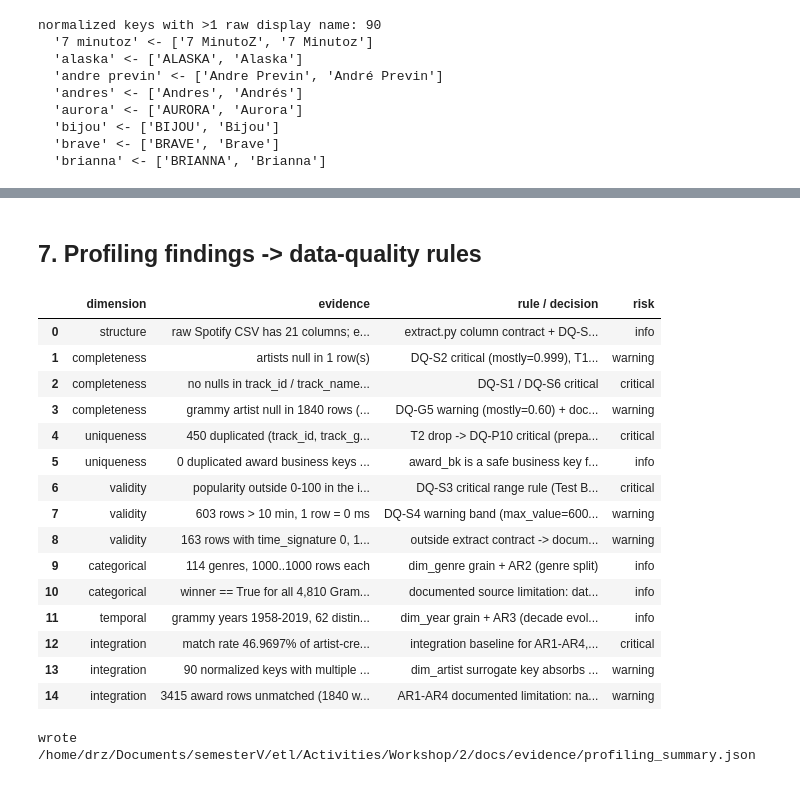
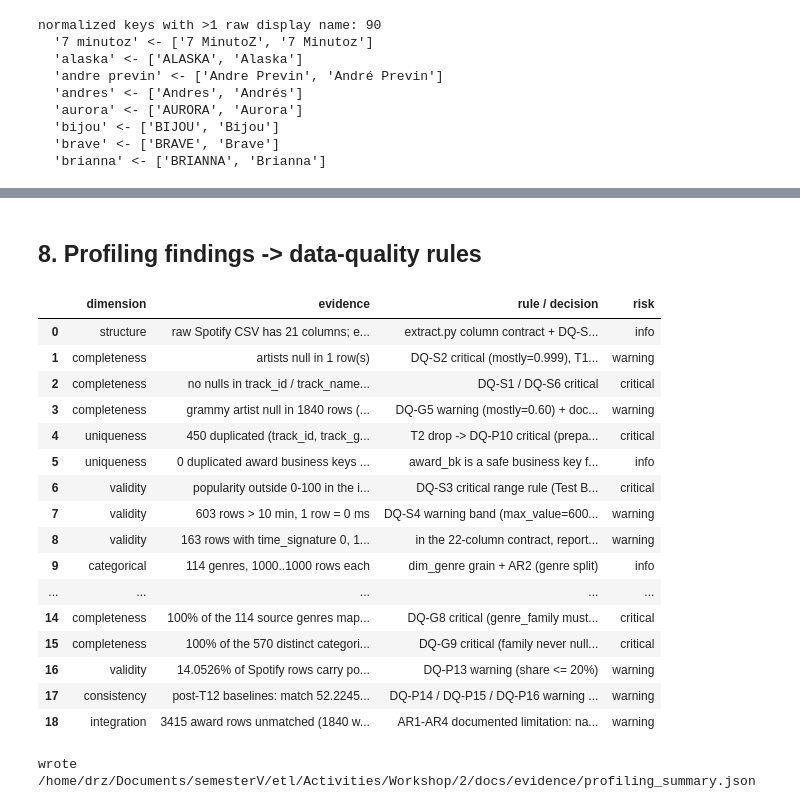
Before and after one commit to driosoft-pro/Workshop-2, a Jupyter notebook: notebooks/data_profiling.ipynb, the cells around one changed output, grey strips where cells are left out. Drawn from its saved outputs; the diff is of its cells as text; code cells hidden in the pictures.

Commit message:
P3: Great Expectations suite upgrade (DQ-S7, DQ-G6-G11, DQ-P13-P16)

```diff
--- a/notebooks/data_profiling.ipynb
+++ b/notebooks/data_profiling.ipynb
@@ -545,10 +594,10 @@ normalized keys with >1 raw display name: 90
 # %% [markdown]
-## 7. Profiling findings -> data-quality rules
+## 8. Profiling findings -> data-quality rules
 # %%
 findings = pd.DataFrame([
     ["structure",
      f"raw Spotify CSV has {len(spotify.columns)} columns; extract keeps the {len(SPOTIFY_REQUIRED_COLUMNS)} contract columns",
-     "extract.py column contract + DQ-S1..S6 on contract columns", "info"],
+     "extract.py column contract + DQ-S1..S7 on the 22-column contract", "info"],
     ["completeness",
      f"artists null in {int(spotify['artists'].isna().sum())} row(s)",
      "DQ-S2 critical (mostly=0.999), T1 drops the row", "warning"],
@@ -572,7 +621,7 @@ findings = pd.DataFrame([
      "DQ-S4 warning band (max_value=600000, no silent repair - T5)", "warning"],
     ["validity",
      f"{int((spotify['time_signature'] == 0).sum())} rows with time_signature 0, {int((spotify['tempo'] <= 0).sum())} rows with tempo <= 0",
-     "outside extract contract -> documented, not gated (T5 / scope note)", "warning"],
+     "in the 22-column contract, reported but not gated (T5 / scope note)", "warning"],
     ["categorical",
      f"{genre_counts.size} genres, {genre_counts.min()}..{genre_counts.max()} rows each",
      "dim_genre grain + AR2 (genre split)", "info"],
@@ -589,6 +638,21 @@ findings = pd.DataFrame([
     ["integration",
      f"{len(conflicts)} normalized keys with multiple display names",
      "dim_artist surrogate key absorbs the merge; metric reported", "warning"],
+    ["completeness",
+     f"{genre_family_mapped_pct:.0f}% of the {len(distinct_genres)} source genres map to a T14 family",
+     "DQ-G8 critical (genre_family must be one of the 12 families)", "critical"],
+    ["completeness",
+     f"{category_family_mapped_pct:.0f}% of the {len(distinct_categories)} distinct categories map to a "
+     f"family ({category_family_other_rows_pct:.4f}% of award rows fall back to Other)",
+     "DQ-G9 critical (family never null, >= 90% non-Other)", "critical"],
+    ["validity",
+     f"{zero_popularity_share_pct:.4f}% of Spotify rows carry popularity == 0",
+     "DQ-P13 warning (share <= 20%)", "warning"],
+    ["consistency",
+     f"post-T12 baselines: match {upgrade_evidence['post_transform_match_rate_pct']}%, "
+     f"song confirmation {upgrade_evidence['post_transform_song_confirmation_rate_pct']}%, "
+     f"genre ties {upgrade_evidence['post_transform_genre_tie_share_pct']}%",
+     "DQ-P14 / DQ-P15 / DQ-P16 warning thresholds (observed - 5pp / <= 15%)", "warning"],
     ["integration",
      f"{len(grammys) - award_rows_matched} award rows unmatched "
      f"({len(grammys) - award_rows_with_artist} without artist + "
@@ -630,38 +694,40 @@ summary = {
         "grammy_year_min": int(grammys["year"].min()),
         "grammy_year_max": int(grammys["year"].max()),
         "grammy_distinct_years": int(grammys["year"].nunique()),
     },
     "integration": {
         "normalization_source": "src.transform.normalize_artist_name (production code)",
         "spotify_artist_keys": len(spotify_keys),
         "grammy_artist_keys": len(grammy_keys),
         "matched_artist_keys": len(matched),
         "award_rows_with_artist": award_rows_with_artist,
         "award_rows_matched": award_rows_matched,
         "grammy_match_rate_pct_of_artist_rows": round(award_rows_matched / award_rows_with_artist * 100, 4),
         "grammy_match_rate_pct_of_all_rows": round(award_rows_matched / len(grammys) * 100, 4),
         "normalized_display_name_conflicts": int(len(conflicts)),
     },
+    "upgrade_evidence": upgrade_evidence,
 }
 
 out_path = EVIDENCE / "profiling_summary.json"
 out_path.write_text(json.dumps(summary, indent=2))
 print("wrote", out_path)
 # %% [output]
 |  | dimension | evidence | rule / decision | risk |
 | 0 | structure | raw Spotify CSV has 21 columns; e... | extract.py column contract + DQ-S... | info |
 | 1 | completeness | artists null in 1 row(s) | DQ-S2 critical (mostly=0.999), T1... | warning |
 | 2 | completeness | no nulls in track_id / track_name... | DQ-S1 / DQ-S6 critical | critical |
 | 3 | completeness | grammy artist null in 1840 rows (... | DQ-G5 warning (mostly=0.60) + doc... | warning |
 | 4 | uniqueness | 450 duplicated (track_id, track_g... | T2 drop -> DQ-P10 critical (prepa... | critical |
 | 5 | uniqueness | 0 duplicated award business keys ... | award_bk is a safe business key f... | info |
 | 6 | validity | popularity outside 0-100 in the i... | DQ-S3 critical range rule (Test B... | critical |
 | 7 | validity | 603 rows > 10 min, 1 row = 0 ms | DQ-S4 warning band (max_value=600... | warning |
-| 8 | validity | 163 rows with time_signature 0, 1... | outside extract contract -> docum... | warning |
+| 8 | validity | 163 rows with time_signature 0, 1... | in the 22-column contract, report... | warning |
 | 9 | categorical | 114 genres, 1000..1000 rows each | dim_genre grain + AR2 (genre split) | info |
-| 10 | categorical | winner == True for all 4,810 Gram... | documented source limitation: dat... | info |
-| 11 | temporal | grammy years 1958-2019, 62 distin... | dim_year grain + AR3 (decade evol... | info |
-| 12 | integration | match rate 46.9697% of artist-cre... | integration baseline for AR1-AR4,... | critical |
-| 13 | integration | 90 normalized keys with multiple ... | dim_artist surrogate key absorbs ... | warning |
-| 14 | integration | 3415 award rows unmatched (1840 w... | AR1-AR4 documented limitation: na... | warning |
+| ... | ... | ... | ... | ... |
+| 14 | completeness | 100% of the 114 source genres map... | DQ-G8 critical (genre_family must... | critical |
+| 15 | completeness | 100% of the 570 distinct categori... | DQ-G9 critical (family never null... | critical |
+| 16 | validity | 14.0526% of Spotify rows carry po... | DQ-P13 warning (share <= 20%) | warning |
+| 17 | consistency | post-T12 baselines: match 52.2245... | DQ-P14 / DQ-P15 / DQ-P16 warning ... | warning |
+| 18 | integration | 3415 award rows unmatched (1840 w... | AR1-AR4 documented limitation: na... | warning |
 wrote /home/drz/Documents/semesterV/etl/Activities/Workshop/2/docs/evidence/profiling_summary.json
```
Also changed, not shown: parts of 4 cells of this notebook, 32 other files.
